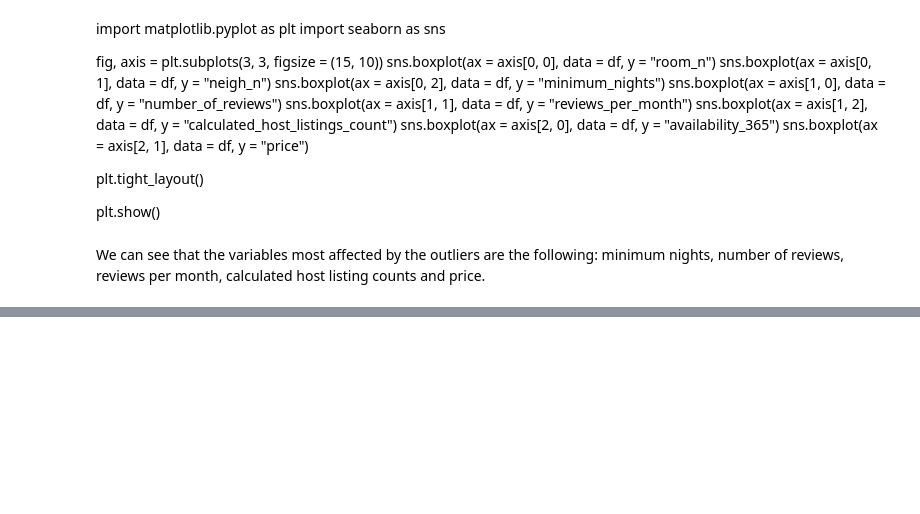
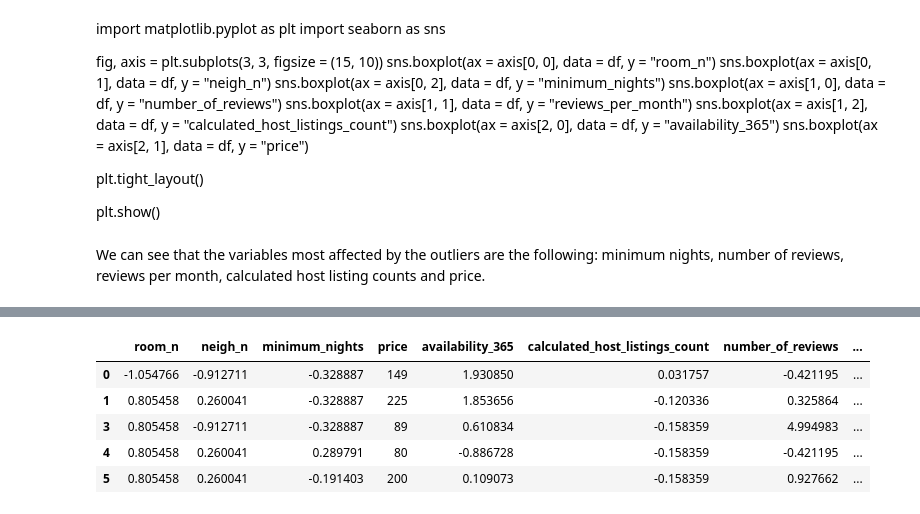
Before and after one commit to paulaechemendia/machine-learning-python-template, a Jupyter notebook: src/explore.ipynb, the cells around one changed output, grey strips where cells are left out. Saved outputs shown, nothing was run; the diff lists cells and outputs as text; code cells hidden in the pictures; blank space fills up the shorter version.

```diff
--- a/src/explore.ipynb
+++ b/src/explore.ipynb
@@ -302,6 +315,8 @@ plt.tight_layout()
 plt.show()
 # %% [markdown]
 We can see that the variables most affected by the outliers are the following: minimum nights, number of reviews, reviews per month, calculated host listing counts and price.
+# %%
+df = df.dropna()
 # %%
 price_stats = df["price"].describe()
 price_iqr = price_stats["75%"] - price_stats["25%"]
@@ -311,0 +329,5 @@ print(f"The upper and lower limits for finding outliers are {round(upper_limit,
+# %%
+df = df[df['minimum_nights'] < 999 ]
+df = df[df['price'] != 0]
+
+print(df.describe())
@@ -311,0 +352,18 @@ print(f"The upper and lower limits for finding outliers are {round(upper_limit,
+# %%
+from sklearn.preprocessing import StandardScaler
+
+num_variables = ["room_n", "neigh_n", "minimum_nights", "price", "availability_365", "calculated_host_listings_count", "number_of_reviews", 'reviews_per_month', 'latitude', 'longitude']
+
+scaler = StandardScaler()
+norm_features = scaler.fit_transform(df[num_variables])
+
+total_data_norm = pd.DataFrame(norm_features, index = df.index, columns = num_variables)
+total_data_norm["price"] = df["price"]
+total_data_norm.head()
+# %% [output]
+|  | room_n | neigh_n | minimum_nights | price | availability_365 | calculated_host_listings_count | number_of_reviews | ... |
+| 0 | -1.054766 | -0.912711 | -0.328887 | 149 | 1.930850 | 0.031757 | -0.421195 | ... |
+| 1 | 0.805458 | 0.260041 | -0.328887 | 225 | 1.853656 | -0.120336 | 0.325864 | ... |
+| 3 | 0.805458 | -0.912711 | -0.328887 | 89 | 0.610834 | -0.158359 | 4.994983 | ... |
+| 4 | 0.805458 | 0.260041 | 0.289791 | 80 | -0.886728 | -0.158359 | -0.421195 | ... |
+| 5 | 0.805458 | 0.260041 | -0.191403 | 200 | 0.109073 | -0.158359 | 0.927662 | ... |
```
Also changed, not shown: parts of 9 cells of this notebook.
